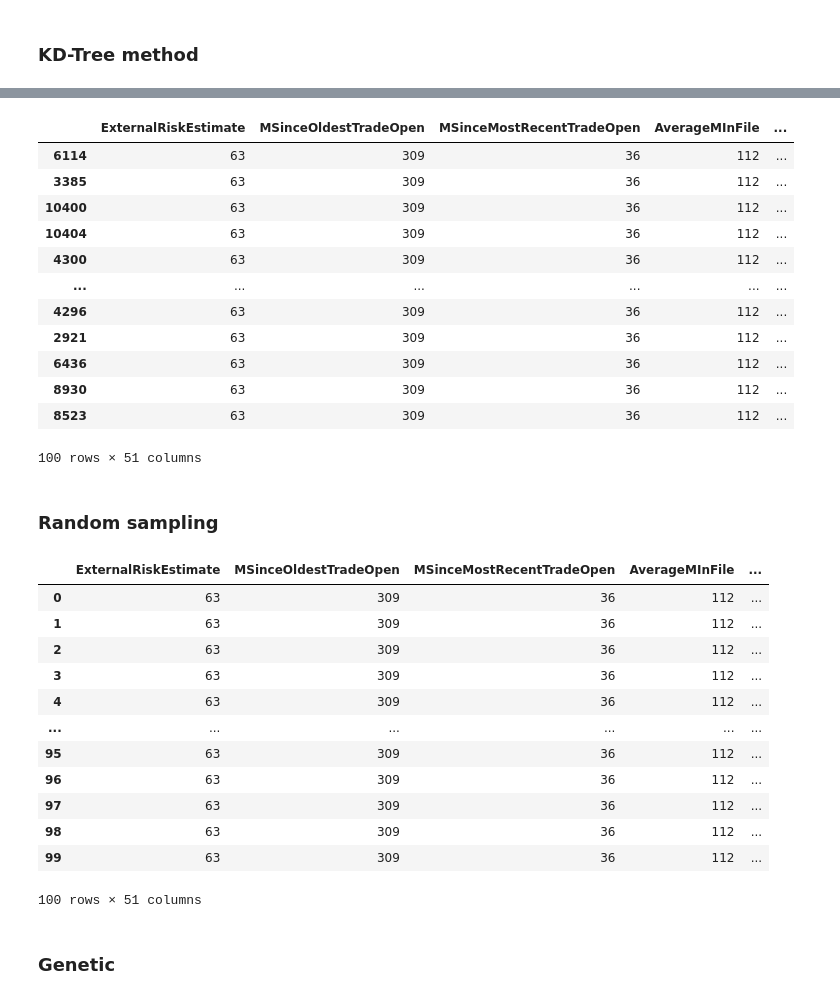
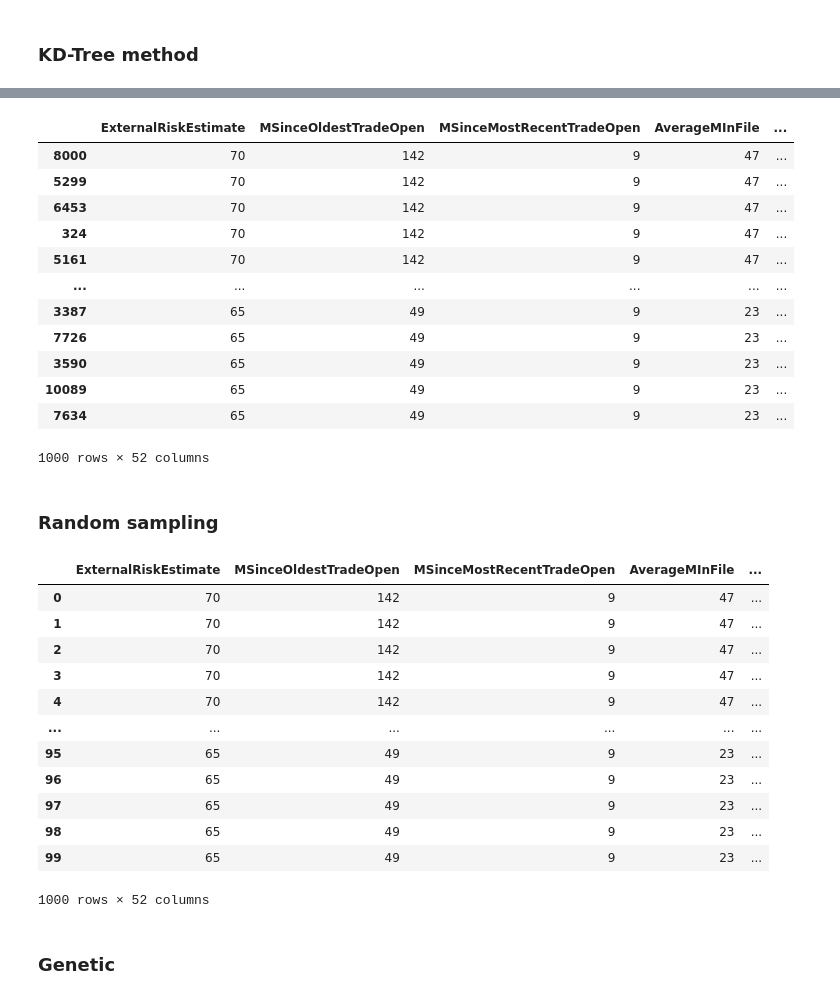
Before and after one commit to ruivieira/experiments, a Jupyter notebook: notebooks/counterfactuals/05-dice.ipynb, the cells around one changed output, grey strips where cells are left out. Drawn from its saved outputs; the diff is of its cells as text; code cells hidden in the pictures.

```diff
--- a/notebooks/counterfactuals/05-dice.ipynb
+++ b/notebooks/counterfactuals/05-dice.ipynb
@@ -128,5 +160,10 @@ explanation = explainer.generate_counterfactuals(X, total_CFs=N, desired_class=1
 # %%
-result_random = create_result_df(model, explanation, "DiCE-random", "XGBoost")
-result_random
+counterfactuals = []
+for i in range(10):
+    result_random = create_result_df(model, explanation, i, "DiCE-random", "XGBoost")
+    counterfactuals.append(result_random)
+
+random_final = pd.concat(counterfactuals)
+random_final
 # %% [output]
 |  | ExternalRiskEstimate | MSinceOldestTradeOpen | MSinceMostRecentTradeOpen | AverageMInFile | ... |
@@ -147,6 +184,6 @@ result_random
 # %%
 explainer = dice_ml.Dice(d, m, method="genetic")
 # %%
-explanation = explainer.generate_counterfactuals(X, total_CFs=N, desired_class=1)
+explanation = explainer.generate_counterfactuals(datapoints, total_CFs=N, desired_class=1)
 # %% [output]
 WARNING:root: MAD for feature NumTrades90Ever2DerogPubRec is 0, so replacing it with 1.0 to avoid error.
@@ -153,5 +199,10 @@ WARNING:root: MAD for feature NumTrades90Ever2DerogPubRec is 0, so replacing it
 # %%
-result_genetic = create_result_df(model, explanation, "DiCE-genetic", "XGBoost")
-result_genetic
+counterfactuals = []
+for i in range(10):
+    result_genetic = create_result_df(model, explanation, i, "DiCE-genetic", "XGBoost")
+    counterfactuals.append(result_genetic)
+
+genetic_final = pd.concat(counterfactuals)
+genetic_final
 # %% [output]
 |  | ExternalRiskEstimate | MSinceOldestTradeOpen | MSinceMostRecentTradeOpen | AverageMInFile | ... |
@@ -182,6 +233,6 @@ m_mlp = dice_ml.Model(model=mlp_model, backend="sklearn")
 # %%
 explainer = dice_ml.Dice(d, m_mlp, method="kdtree")
 # %%
-explanation = explainer.generate_counterfactuals(X, total_CFs=N, desired_class=1)
+explanation = explainer.generate_counterfactuals(datapoints, total_CFs=N, desired_class=1)
 # %% [output]
 WARNING:root: MAD for feature NumTrades90Ever2DerogPubRec is 0, so replacing it with 1.0 to avoid error.
@@ -188,20 +248,25 @@ WARNING:root: MAD for feature NumTrades90Ever2DerogPubRec is 0, so replacing it
 # %%
-result_mlp_kdtree = create_result_df(mlp_model, explanation, "DiCE-kdtree", "MLP")
+counterfactuals = []
+for i in range(10):
+    result_kdtree = create_result_df(mlp_model, explanation, i, "DiCE-kdtree", "MLP")
+    counterfactuals.append(result_kdtree)
+
+result_mlp_kdtree = pd.concat(counterfactuals)
 result_mlp_kdtree
 # %% [output]
 |  | ExternalRiskEstimate | MSinceOldestTradeOpen | MSinceMostRecentTradeOpen | AverageMInFile | ... |
-| 6114 | 63 | 309 | 36 | 112 | ... |
-| 3385 | 63 | 309 | 36 | 112 | ... |
-| 10400 | 63 | 309 | 36 | 112 | ... |
-| 10404 | 63 | 309 | 36 | 112 | ... |
-| 4300 | 63 | 309 | 36 | 112 | ... |
+| 8000 | 70 | 142 | 9 | 47 | ... |
+| 5299 | 70 | 142 | 9 | 47 | ... |
+| 6453 | 70 | 142 | 9 | 47 | ... |
+| 324 | 70 | 142 | 9 | 47 | ... |
+| 5161 | 70 | 142 | 9 | 47 | ... |
 | ... | ... | ... | ... | ... | ... |
-| 4296 | 63 | 309 | 36 | 112 | ... |
-| 2921 | 63 | 309 | 36 | 112 | ... |
-| 6436 | 63 | 309 | 36 | 112 | ... |
-| 8930 | 63 | 309 | 36 | 112 | ... |
-| 8523 | 63 | 309 | 36 | 112 | ... |
+| 3387 | 65 | 49 | 9 | 23 | ... |
+| 7726 | 65 | 49 | 9 | 23 | ... |
+| 3590 | 65 | 49 | 9 | 23 | ... |
+| 10089 | 65 | 49 | 9 | 23 | ... |
+| 7634 | 65 | 49 | 9 | 23 | ... |
-100 rows × 51 columns
+1000 rows × 52 columns
 # %% [markdown]
 ### Random sampling
 # %%
@@ -211,20 +276,25 @@ explanation = explainer.generate_counterfactuals(X, total_CFs=N, desired_class=1
 # %%
-result_mlp_random = create_result_df(mlp_model, explanation, "DiCE-random", "MLP")
+counterfactuals = []
+for i in range(10):
+    result = create_result_df(mlp_model, explanation, i, "DiCE-random", "MLP")
+    counterfactuals.append(result)
+
+result_mlp_random = pd.concat(counterfactuals)
 result_mlp_random
 # %% [output]
 |  | ExternalRiskEstimate | MSinceOldestTradeOpen | MSinceMostRecentTradeOpen | AverageMInFile | ... |
-| 0 | 63 | 309 | 36 | 112 | ... |
-| 1 | 63 | 309 | 36 | 112 | ... |
-| 2 | 63 | 309 | 36 | 112 | ... |
-| 3 | 63 | 309 | 36 | 112 | ... |
-| 4 | 63 | 309 | 36 | 112 | ... |
+| 0 | 70 | 142 | 9 | 47 | ... |
+| 1 | 70 | 142 | 9 | 47 | ... |
+| 2 | 70 | 142 | 9 | 47 | ... |
+| 3 | 70 | 142 | 9 | 47 | ... |
+| 4 | 70 | 142 | 9 | 47 | ... |
 | ... | ... | ... | ... | ... | ... |
-| 95 | 63 | 309 | 36 | 112 | ... |
-| 96 | 63 | 309 | 36 | 112 | ... |
-| 97 | 63 | 309 | 36 | 112 | ... |
-| 98 | 63 | 309 | 36 | 112 | ... |
-| 99 | 63 | 309 | 36 | 112 | ... |
+| 95 | 65 | 49 | 9 | 23 | ... |
+| 96 | 65 | 49 | 9 | 23 | ... |
+| 97 | 65 | 49 | 9 | 23 | ... |
+| 98 | 65 | 49 | 9 | 23 | ... |
+| 99 | 65 | 49 | 9 | 23 | ... |
-100 rows × 51 columns
+1000 rows × 52 columns
 # %% [markdown]
 ### Genetic
 # %%
```
Also changed, not shown: parts of 17 cells of this notebook, 10 other files.
